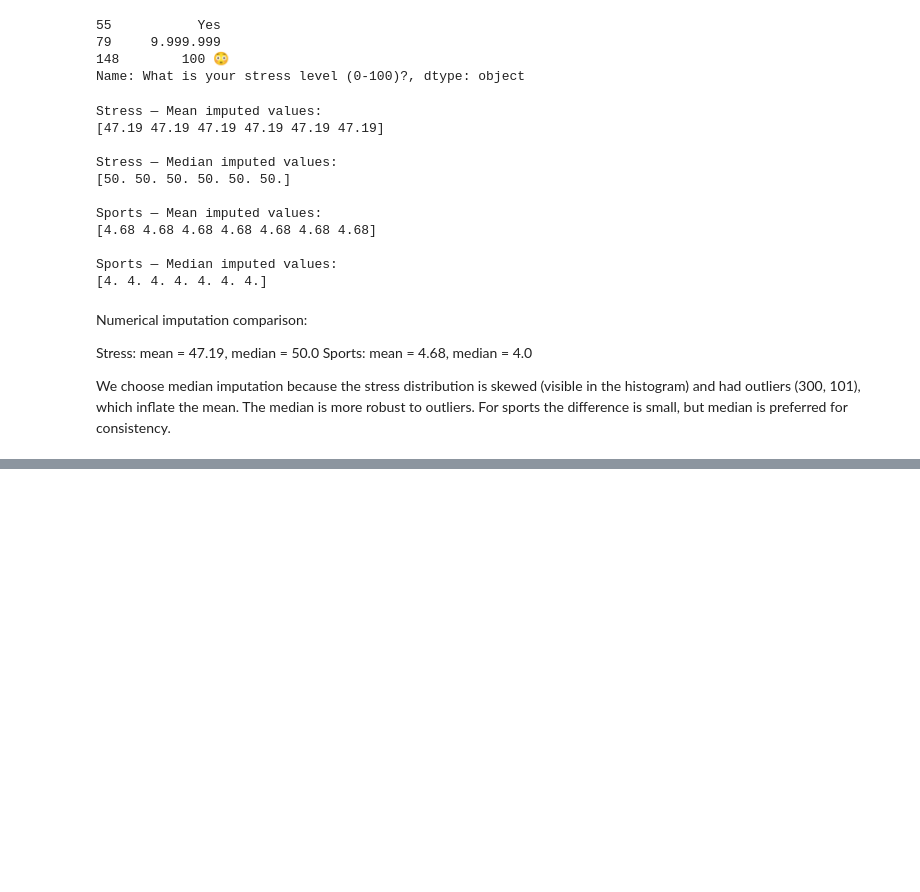
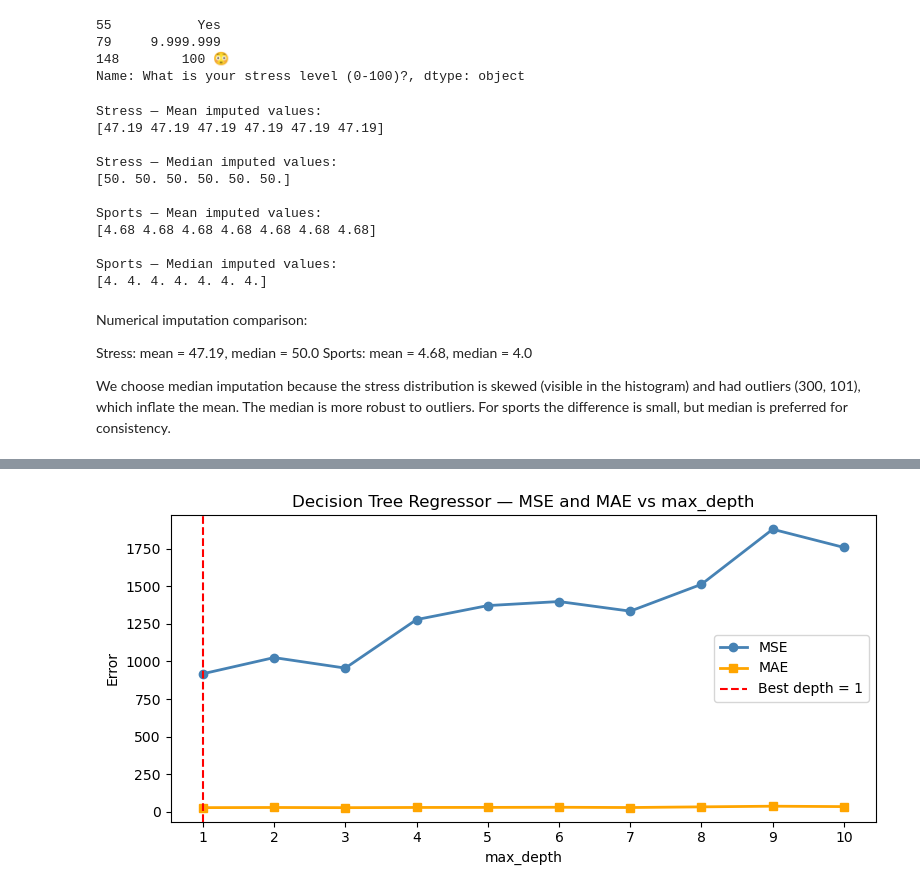
Before and after one commit to SaiTejasC/Data-Mining-Techniques, a Jupyter notebook: Assignment-1/assignment1.ipynb, the cells around one changed output, grey strips where cells are left out. Drawn from its saved outputs; the diff is of its cells as text; code cells hidden in the pictures; blank space fills up the shorter version.

```diff
--- a/Assignment-1/assignment1.ipynb
+++ b/Assignment-1/assignment1.ipynb
@@ -356,0 +1471,64 @@ We choose median imputation because the stress distribution is skewed (visible i
+# %%
+# TASK 4 — STEP 2: Train and tune Decision Tree Regressor
+#
+# Same algorithm as Task 2 but for regression.
+# Instead of predicting a class label, it predicts the average stress
+# value of training students that fall into each leaf node.
+#
+# We tune max_depth from 1 to 10, same approach as Task 2.
+# Performance is measured with MSE and MAE — needed for Task 5.
+
+from sklearn.tree import DecisionTreeRegressor
+from sklearn.metrics import mean_squared_error, mean_absolute_error
+
+# --- BASELINE ---
+# Always predicting the mean stress value — the simplest possible predictor
+# Any useful model must beat this
+baseline_pred = [y_train_reg.mean()] * len(y_test_reg)
+baseline_mse = mean_squared_error(y_test_reg, baseline_pred)
+baseline_mae = mean_absolute_error(y_test_reg, baseline_pred)
+print(f"Baseline (always predict mean={y_train_reg.mean():.1f}):")
+print(f"  MSE: {baseline_mse:.2f}  |  MAE: {baseline_mae:.2f}")
+print()
+
+# --- TUNE max_depth ---
+dt_reg_results = {}
+
+for depth in range(1, 11):
+    dt_reg = DecisionTreeRegressor(max_depth=depth, random_state=42)
+    dt_reg.fit(X_train_reg, y_train_reg)      # train on training set
+    pred = dt_reg.predict(X_test_reg)          # predict on test set
+    mse = mean_squared_error(y_test_reg, pred)
+    mae = mean_absolute_error(y_test_reg, pred)
+    dt_reg_results[depth] = {'mse': round(mse, 2), 'mae': round(mae, 2)}
+
+# Print results table
+print(f"{'depth':<8} {'MSE':>10} {'MAE':>10}")
+print("-" * 30)
+for depth, scores in dt_reg_results.items():
+    print(f"{depth:<8} {scores['mse']:>10} {scores['mae']:>10}")
+
+# Best depth = lowest MSE
+best_depth_reg = min(dt_reg_results, key=lambda d: dt_reg_results[d]['mse'])
+print(f"\nBest max_depth: {best_depth_reg}")
+print(f"  MSE: {dt_reg_results[best_depth_reg]['mse']}")
+print(f"  MAE: {dt_reg_results[best_depth_reg]['mae']}")
+
+# Plot MSE across depths
+plt.figure(figsize=(8, 4))
+plt.plot(list(dt_reg_results.keys()),
+         [dt_reg_results[d]['mse'] for d in dt_reg_results],
+         marker='o', color='steelblue', linewidth=2, label='MSE')
+plt.plot(list(dt_reg_results.keys()),
+         [dt_reg_results[d]['mae'] for d in dt_reg_results],
+         marker='s', color='orange', linewidth=2, label='MAE')
+plt.axvline(x=best_depth_reg, color='red', linestyle='--',
+            label=f'Best depth = {best_depth_reg}')
+plt.title('Decision Tree Regressor — MSE and MAE vs max_depth')
+plt.xlabel('max_depth')
+plt.ylabel('Error')
+plt.xticks(range(1, 11))
+plt.legend()
+plt.tight_layout()
+plt.show()
+# %% [output]
@@ -356,0 +1554 @@ We choose median imputation because the stress distribution is skewed (visible i
+[figure, added]
```
Also changed, not shown: parts of 72 cells of this notebook, 2 other files.
